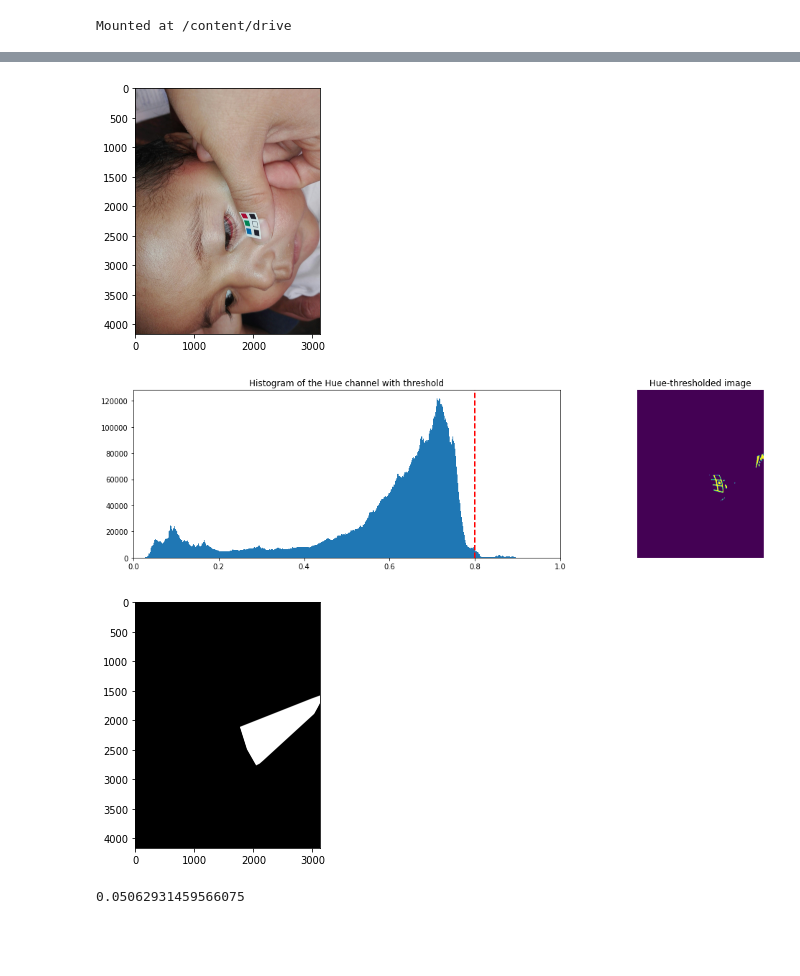
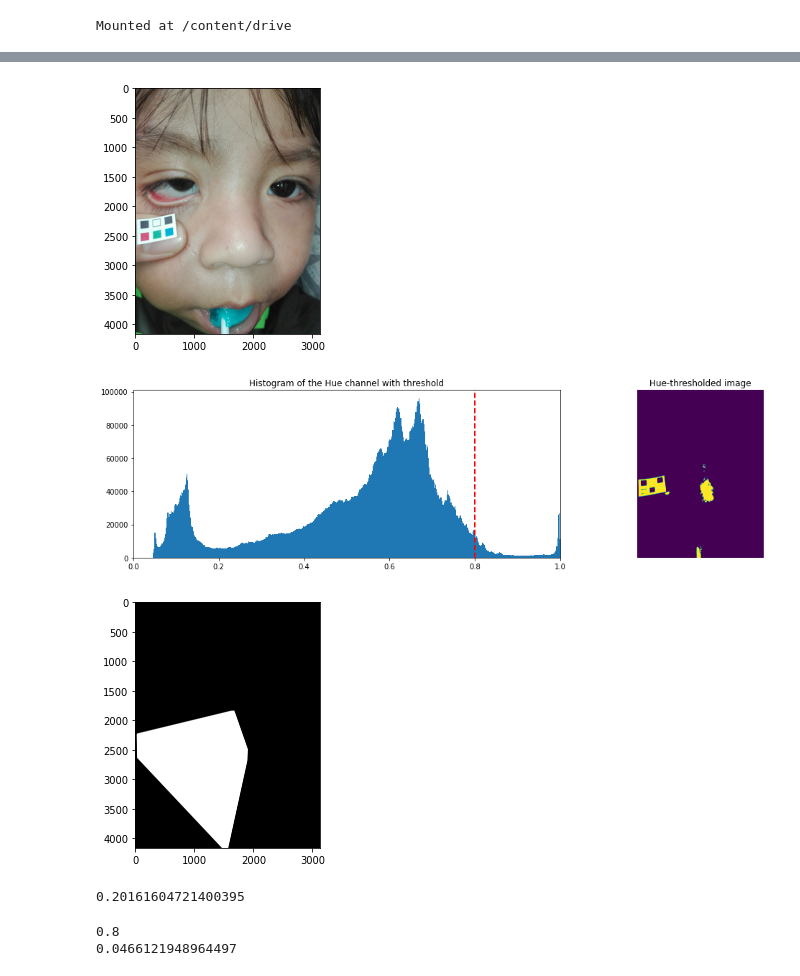
Before and after one commit to Abdigal1/LIIARPI_1, a Jupyter notebook: Sticker_detection/st_det.ipynb, the cells around one changed output, grey strips where cells are left out. Cells and saved outputs as stored; diff of their text form; code cells hidden in the pictures; blank space fills up the shorter version.

```diff
--- a/Sticker_detection/st_det.ipynb
+++ b/Sticker_detection/st_det.ipynb
@@ -132,5 +133,5 @@ plt.show()
 # %%
-di='/content/drive/My Drive/CoLab/Pre-pro/c1anemia-100.jpg'
+di='/content/drive/My Drive/CoLab/Pre-pro/c1anemia-112.jpg'
 img = io.imread(di)
 
 fig, ax0 = plt.subplots(ncols=1, figsize=(16, 4))
@@ -145,39 +146,42 @@ sat_img = med[:, :, 1]
 val_img = med[:, :, 2]
 
 #Threshold
 th=0.8
 
 binary_img = val_img > th
 
 fig, (ax0, ax1) = plt.subplots(ncols=2, figsize=(16, 4))
 
 ax0.hist(val_img.ravel(), 512)
 ax0.set_title("Histogram of the Hue channel with threshold")
 ax0.axvline(x=th, color='r', linestyle='dashed', linewidth=2)
 ax0.set_xbound(0, 1)
 ax1.imshow(binary_img)
 ax1.set_title("Hue-thresholded image")
 ax1.axis('off')
 
 plt.tight_layout()
 plt.show()
 
 con=convex_hull_image(binary_img)
 fig, ax1 = plt.subplots(ncols=1, figsize=(16, 4))
 ax1.imshow(con,cmap=plt.cm.gray)
 plt.tight_layout()
 plt.show()
 cmask(con)/(len(con.ravel()))
 
 #recorte adaptativo
 #menor que adaptativo
 # %% [output]
-[figure, old version]
+[figure, new version]
-[figure, old version]
+[figure, new version]
-[figure, old version]
+[figure, new version]
-0.05062931459566075
+0.20161604721400395
 # %%
-ith=cadapth(img,maxiter=1000,coe=0.01,step=0.001)
+ith=cadapth(img,maxiter=1000,coe=0.05,step=0.001,initial_cut=2)
+# %% [output]
+0.8
+0.0466121948964497
 # %%
 fig, ax0 = plt.subplots(ncols=1, figsize=(16, 4))
 ax0.imshow(img)
```
Also changed, not shown: parts of 8 cells of this notebook.
